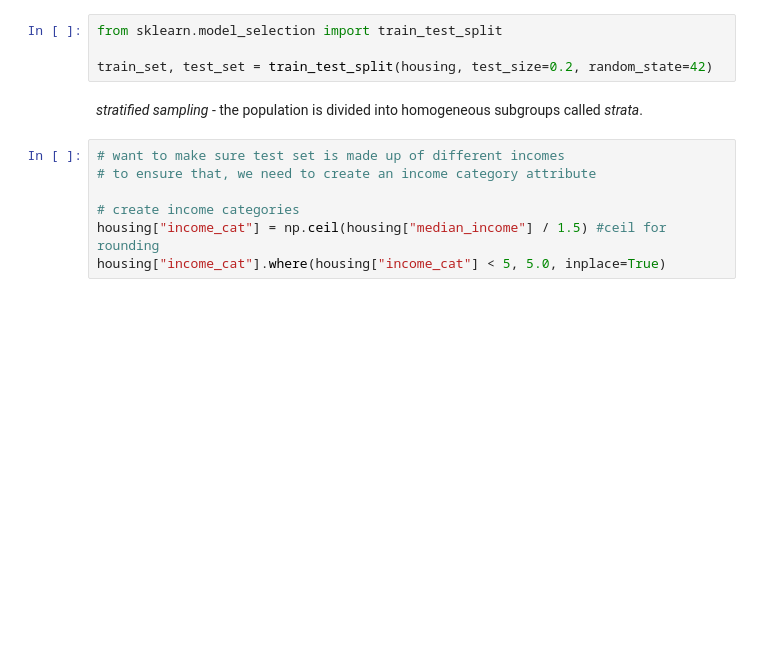
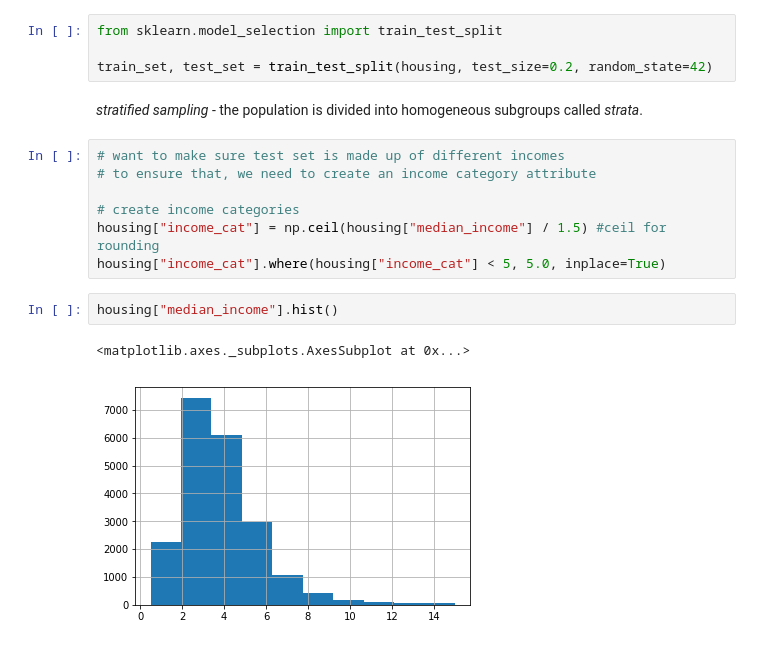
Before and after one commit to marytaylor/Hands-On-Machine-Learning-With-Scikit-Learn-And-TensorFlow, a Jupyter notebook: Chapter 2 - End-to-End Machine Learning Project.ipynb, the cells around one changed output. Saved outputs shown, nothing was run; the diff lists cells and outputs as text; blank space fills up the shorter version.

```diff
--- a/Chapter 2 - End-to-End Machine Learning Project.ipynb
+++ b/Chapter 2 - End-to-End Machine Learning Project.ipynb
@@ -180,3 +180,8 @@ train_set, test_set = train_test_split(housing, test_size=0.2, random_state=42)
 # create income categories
 housing["income_cat"] = np.ceil(housing["median_income"] / 1.5) #ceil for rounding
 housing["income_cat"].where(housing["income_cat"] < 5, 5.0, inplace=True)
+# %%
+housing["median_income"].hist()
+# %% [output]
+<matplotlib.axes._subplots.AxesSubplot at 0x...>
+[figure, added]
```
Also changed, not shown: parts of 7 cells of this notebook.
